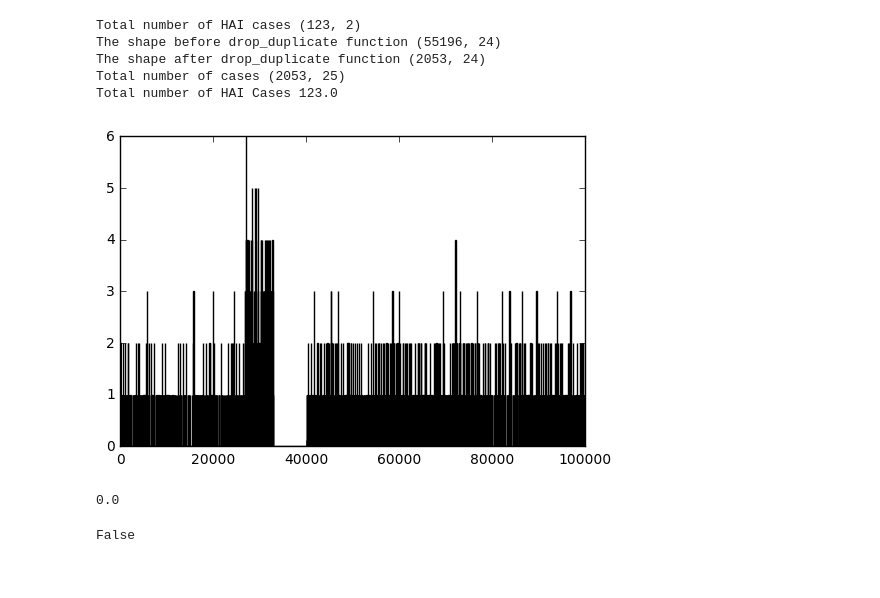
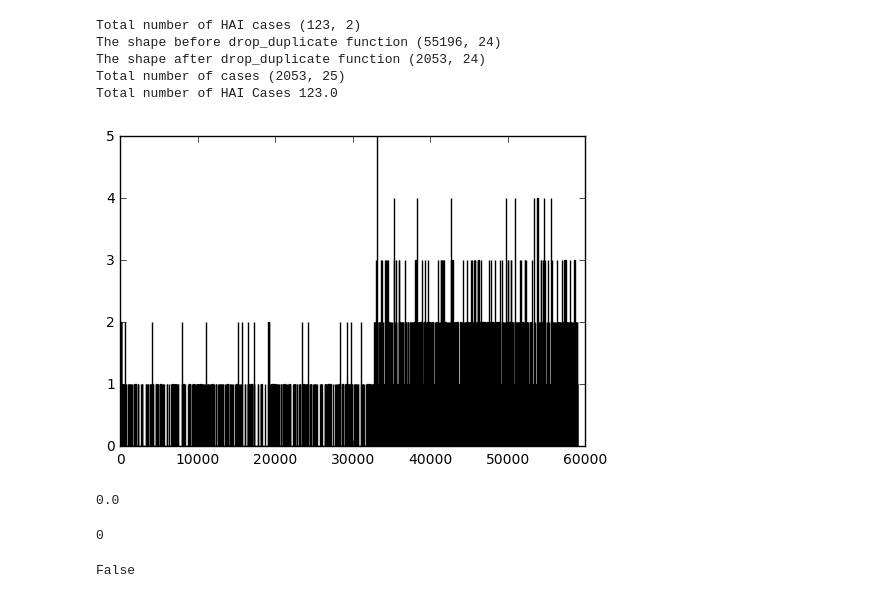
Before and after one commit to kaiweitan/sahai, a Jupyter notebook: notebooks/sahai.ipynb, the cells around one changed output. Saved outputs shown, nothing was run; the diff lists cells and outputs as text; code cells hidden in the pictures.

```diff
--- a/notebooks/sahai.ipynb
+++ b/notebooks/sahai.ipynb
@@ -105,25 +81,21 @@ The shape after drop_duplicate function (2053, 24)
 Total number of cases (2053, 25)
 Total number of HAI Cases 123.0
 # %%
-#arrange office hour with someone and check this retarded shit
+#NEED TO CLARIFY THIS PART
 
-
-plt.hist(df['SUBJECT_ID'] ,bins=5000)
+plt.hist(dfFinal['ROW_ID_x'] ,bins=5000)
 # plt.title("Number of Counts for Patients")
 # plt.xlabel("Patient's ID")
 # plt.ylabel("Frequency")
 
 plt.show()
-
-df.shape
-
-import math
-
-
-math.fsum(df.duplicated("SUBJECT_ID"))
 # %% [output]
-[figure, old version]
+[figure, new version]
 0.0
+# %%
+dfFinal.duplicated('SUBJECT_ID').sum()
+# %% [output]
+0
 # %%
 #selecting the relevant variables for logistic regression
 dfFinal = dfFinal[['INSURANCE','LANGUAGE','RELIGION','MARITAL_STATUS','ETHNICITY','is_it_HAI_y']]
```
Also changed, not shown: parts of 49 cells of this notebook.
